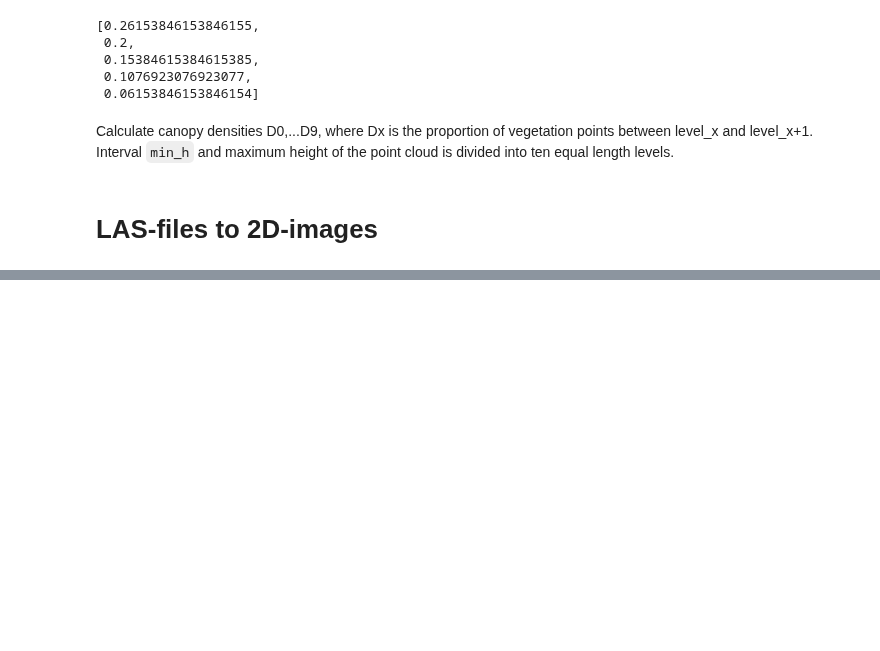
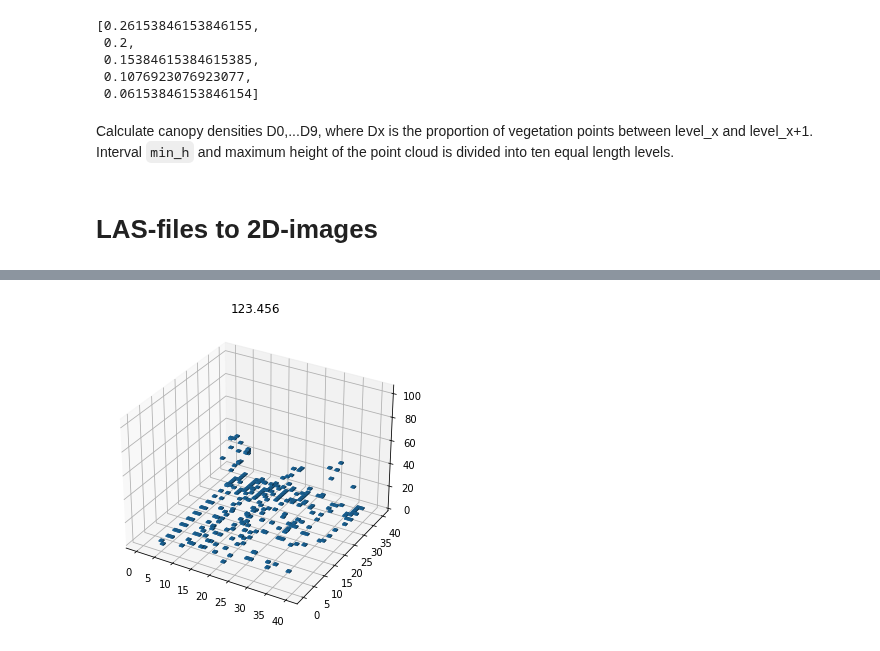
Before and after one commit to mayrajeo/enveco, a Jupyter notebook: nbs/01_las.ipynb, the cells around one changed output, grey strips where cells are left out. Drawn from its saved outputs; the diff is of its cells as text; code cells hidden in the pictures; blank space fills up the shorter version.

```diff
--- a/nbs/01_las.ipynb
+++ b/nbs/01_las.ipynb
@@ -375,0 +479,39 @@ plt.show()
+# %%
+# export
+
+class VoxelDataLoaders(DataLoaders):
+    @classmethod
+    @delegates(DataLoaders.from_dblock)
+    def from_df(cls, df, path='.', bin_voxels:bool=False, max_h:float=42., num_bins:int=40, num_vert_bins:int=105,
+                plot_size:float=9., bottom_voxels:bool=False, mask_plot:bool=False, valid_pct=0.2, seed=None, fn_col=0,
+                folder=None, suff='', label_col=1, label_delim=None, y_block=None, valid_col=None,
+                item_tfms=None, batch_tfms=None, **kwargs):
+        pref = f'{Path(path) if folder is None else Path(path)/folder}{os.path.sep}'
+        if y_block is None:
+            is_multi = (is_listy(label_col) and (len_label_col) > 1) or label_delim is not None
+            y_block = MultiCategoryBlock if is_multi else CategoryBlock
+        splitter = RandomSplitter(valid_pct, seed=seed) if valid_col is None else ColSplitter(valid_col)
+        block_kwargs = {'bin_voxels':bin_voxels, 'max_h':max_h, 'num_bins':num_bins, 'num_vert_bins': num_vert_bins,
+                        'plot_size':plot_size, 'bottom_voxels':bottom_voxels, 'mask_plot':mask_plot}
+        dblock = DataBlock(blocks=(VoxelBlock(**block_kwargs), y_block),
+                           #get_items=partial(get_files_from_df, extension='.las', df=df, fn_col=fn_col),
+                           #get_x=partial(get_las_files_and_voxel_kwargs, df=df,
+                           #              bottom_voxels=bottom_voxels, mask_plot=mask_plot),
+                           #get_y=partial(get_y_las, df=df, col=label_col),
+                           get_x=LasColReader(fn_col, pref=pref, suff='.las'),
+                           #get_x= lambda x:([x[fn_col], [x['x'], x['y']]]),
+                           get_y=ColReader(label_col, label_delim=label_delim),
+                           splitter=splitter,
+                           item_tfms=item_tfms,
+                           batch_tfms=batch_tfms)
+        return cls.from_dblock(dblock, df, path=path, **kwargs)
+
+    @classmethod
+    def from_csv(cls, path, csv_fname='labels.csv', header='infer', delimiter=None, **kwargs):
+        df = pd.read_csv(Path(path)/csv_fname, header=header, delimiter=delimiter)
+        return cls.from_df(df, path=path, **kwargs)
+
+VoxelDataLoaders.from_csv = delegates(to=VoxelDataLoaders.from_df)(VoxelDataLoaders.from_csv)
+# %%
+dls = VoxelDataLoaders.from_df(df, folder='data/', y_block=RegressionBlock,
+                               label_col='v', fn_col='sampleplotid', bs=1)
@@ -375,0 +522,4 @@ plt.show()
+# %%
+dls.show_batch()
+# %% [output]
+[figure, added]
```
Also changed, not shown: parts of 35 cells of this notebook, 12 other files.
